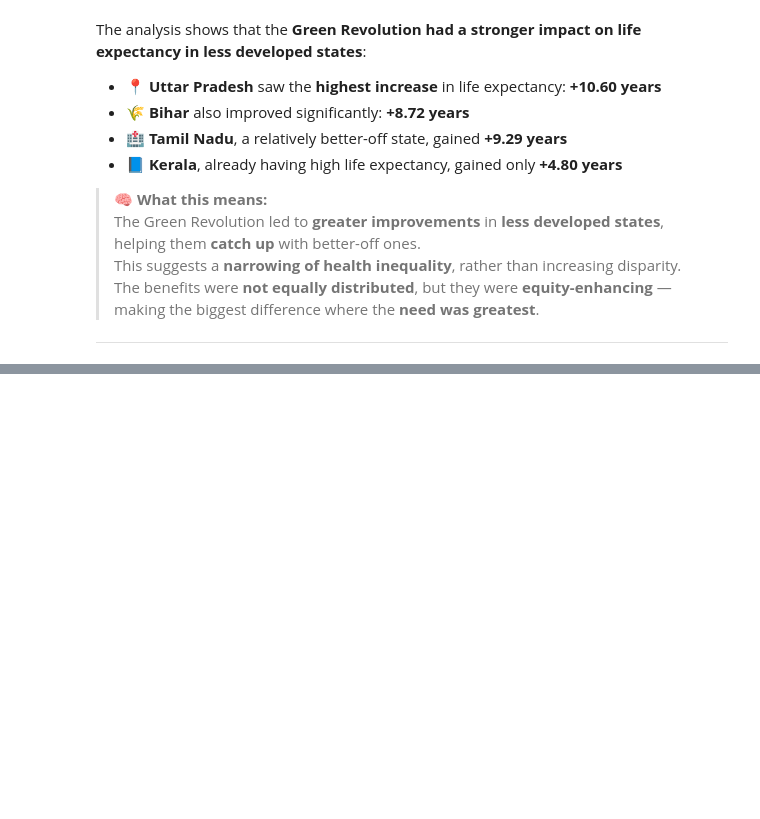
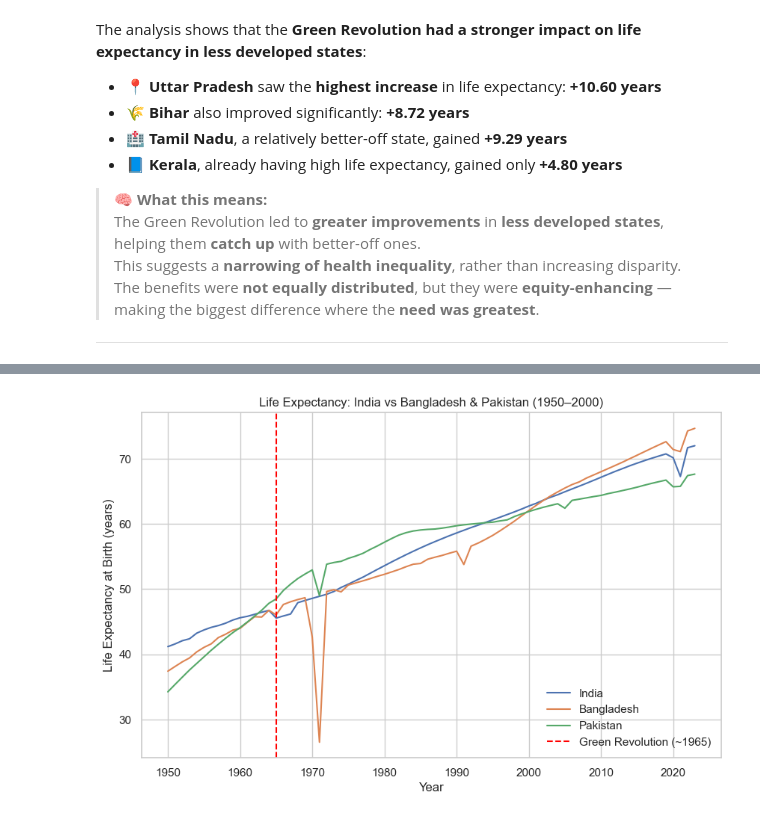
Before and after one commit to vrMithun/DataVisualization-Case-Study-1, a Jupyter notebook: CaseStudy1.ipynb, the cells around one changed output, grey strips where cells are left out. Cells and saved outputs as stored; diff of their text form; code cells hidden in the pictures; blank space fills up the shorter version.

```diff
--- a/CaseStudy1.ipynb
+++ b/CaseStudy1.ipynb
@@ -861,0 +976,30 @@ The analysis shows that the **Green Revolution had a stronger impact on life exp
+# %%
+# --- Load data ---
+life_exp = pd.read_csv("Life Expectency/life-expectancy copy.csv")
+
+# --- Step 1: Filter India, Bangladesh, Pakistan ---
+countries = ["India", "Bangladesh", "Pakistan"]
+codes = ["IND", "BGD", "PAK"]
+
+df_comp = life_exp[life_exp["Code"].isin(codes)].copy()
+
+# --- Step 2: Keep data from 1950 onward ---
+df_comp = df_comp[df_comp["Year"] >= 1950]
+
+# --- Step 3: Plot life expectancy trends ---
+plt.figure(figsize=(10,6))
+for code, country in zip(codes, countries):
+    subset = df_comp[df_comp["Code"] == code]
+    plt.plot(subset["Year"], subset["Period life expectancy at birth"], label=country)
+
+# Mark Green Revolution onset
+plt.axvline(1965, color="red", linestyle="--", label="Green Revolution (~1965)")
+
+plt.xlabel("Year")
+plt.ylabel("Life Expectancy at Birth (years)")
+plt.title("Life Expectancy: India vs Bangladesh & Pakistan (1950–2000)")
+plt.legend()
+plt.grid(True)
+plt.show()
+# %% [output]
+[figure, added]
```
Also changed, not shown: parts of 14 cells of this notebook.
